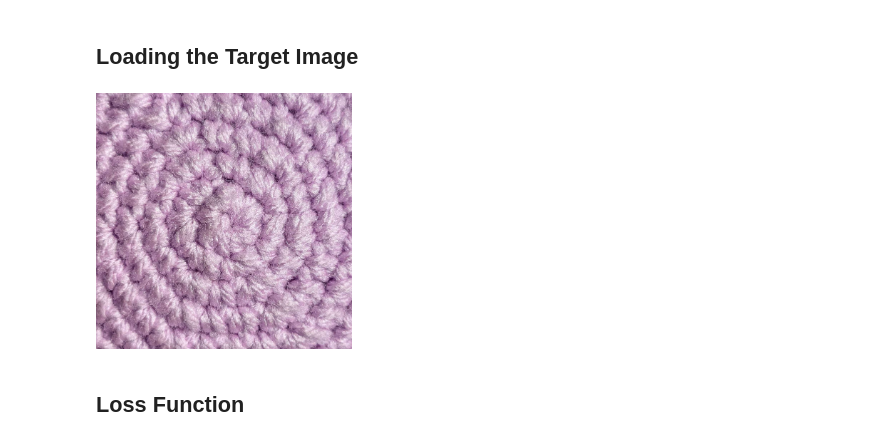
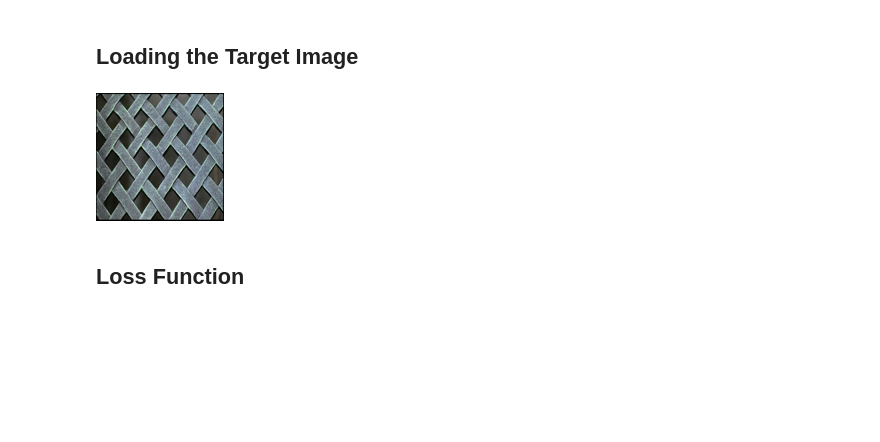
Before and after one commit to MonashDeepNeuron/Neural-Cellular-Automata, a Jupyter notebook: TorchModels/Texture/textures.ipynb, the cells around one changed output. Cells and saved outputs as stored; diff of their text form; code cells hidden in the pictures; blank space fills up the shorter version.

```diff
--- a/TorchModels/Texture/textures.ipynb
+++ b/TorchModels/Texture/textures.ipynb
@@ -17,21 +17,28 @@ USE_GPU = torch.cuda.is_available()
 if (USE_GPU): torch.set_default_device('cuda')
 # %% [markdown]
 ## Loading the Target Image
-# %%
-# Load training image
-def imread(path: str, size = 256) -> np.ndarray:
-    img = PIL.Image.open(path)
-    img = img.thumbnail((size, size))
-    img = np.array(img, dtype=np.float32)
-    img = img / 255.0
-    return img
-
-# Load target image
-FILE = './knit.jpg'
-target = imread(FILE)
-Image(filename=FILE, width=256)
-# %% [output]
-[figure, removed]
+# %%
+# Load target image
+SIZE = 128
+FILE = './weave.jpg'
+
+# Resize image
+target = PIL.Image.open(FILE)
+target = target.convert('RGB')
+target = target.resize((SIZE, SIZE))
+display(target)
+
+# Convert image to tensor
+transform = transforms.Compose([
+    transforms.ToTensor(),  # Converts to tensor with shape (C, H, W) and scales pixel values to [0, 1]
+])
+
+# Apply the transformation and add a batch dimension
+target = transform(target).unsqueeze(0)
+if (USE_GPU):
+    target = target.cuda()
+# %% [output]
+[figure, added]
 # %% [markdown]
 ## Loss Function
 # %%
```
Also changed, not shown: parts of 6 cells of this notebook, 3 other files.
